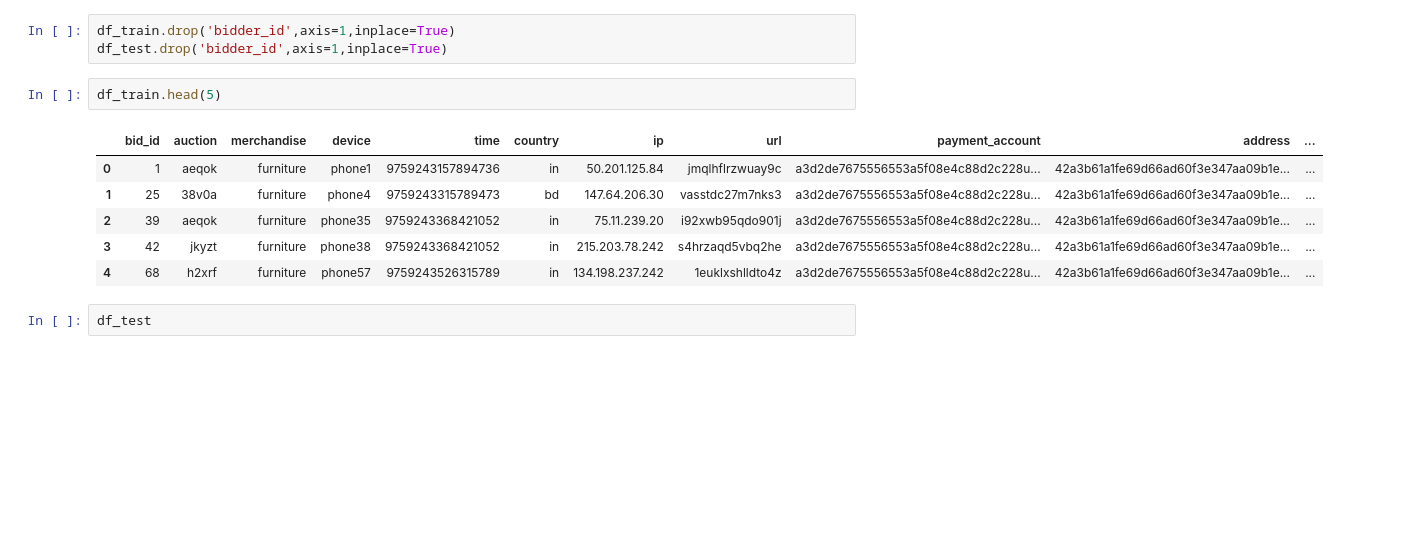
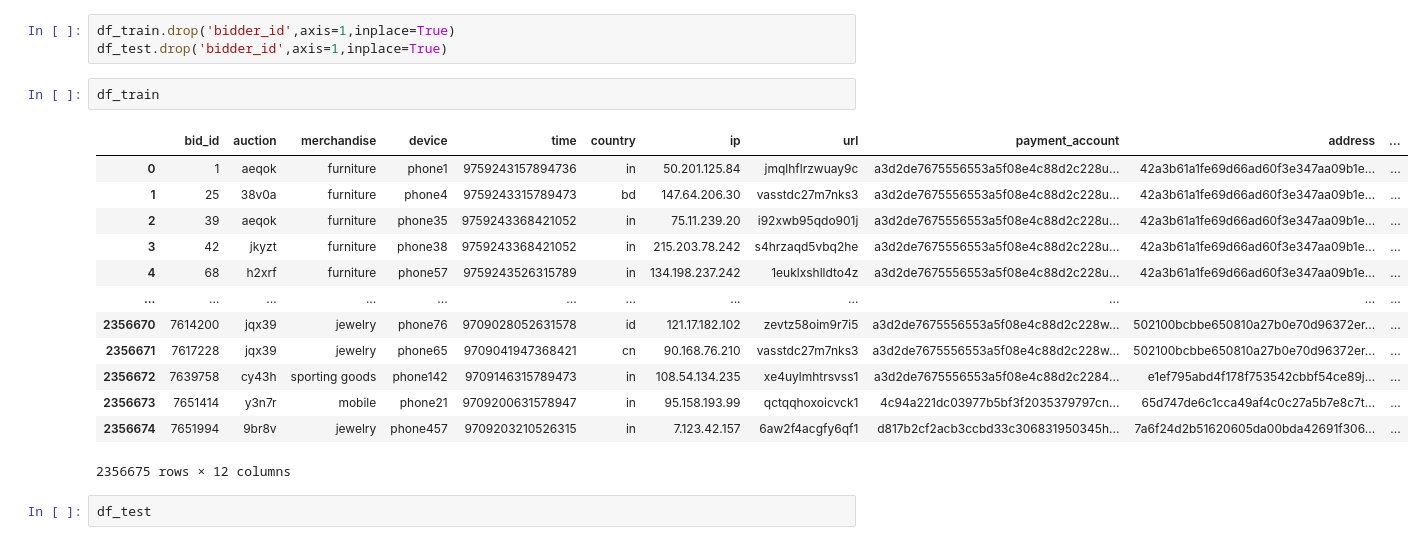
Before and after one commit to trueilorp/Bidder-classification, a Jupyter notebook: SD/FeatureEngineering.ipynb, the cells around one changed output. Saved outputs shown, nothing was run; the diff lists cells and outputs as text; blank space fills up the shorter version.

```diff
--- a/SD/FeatureEngineering.ipynb
+++ b/SD/FeatureEngineering.ipynb
@@ -41,14 +42,21 @@ df_test['encoded_bidder_id'] = df_test['bidder_id'].map(bidder_mapping)
 df_train.drop('bidder_id',axis=1,inplace=True)
 df_test.drop('bidder_id',axis=1,inplace=True)
 # %%
-df_train.head(5)
+df_train
 # %% [output]
 |  | bid_id | auction | merchandise | device | time | country | ip | url | payment_account | address | ... |
 | 0 | 1 | aeqok | furniture | phone1 | 9759243157894736 | in | 50.201.125.84 | jmqlhflrzwuay9c | a3d2de7675556553a5f08e4c88d2c228u... | 42a3b61a1fe69d66ad60f3e347aa09b1e... | ... |
 | 1 | 25 | 38v0a | furniture | phone4 | 9759243315789473 | bd | 147.64.206.30 | vasstdc27m7nks3 | a3d2de7675556553a5f08e4c88d2c228u... | 42a3b61a1fe69d66ad60f3e347aa09b1e... | ... |
 | 2 | 39 | aeqok | furniture | phone35 | 9759243368421052 | in | 75.11.239.20 | i92xwb95qdo901j | a3d2de7675556553a5f08e4c88d2c228u... | 42a3b61a1fe69d66ad60f3e347aa09b1e... | ... |
 | 3 | 42 | jkyzt | furniture | phone38 | 9759243368421052 | in | 215.203.78.242 | s4hrzaqd5vbq2he | a3d2de7675556553a5f08e4c88d2c228u... | 42a3b61a1fe69d66ad60f3e347aa09b1e... | ... |
 | 4 | 68 | h2xrf | furniture | phone57 | 9759243526315789 | in | 134.198.237.242 | 1euklxshlldto4z | a3d2de7675556553a5f08e4c88d2c228u... | 42a3b61a1fe69d66ad60f3e347aa09b1e... | ... |
+| ... | ... | ... | ... | ... | ... | ... | ... | ... | ... | ... | ... |
+| 2356670 | 7614200 | jqx39 | jewelry | phone76 | 9709028052631578 | id | 121.17.182.102 | zevtz58oim9r7i5 | a3d2de7675556553a5f08e4c88d2c228w... | 502100bcbbe650810a27b0e70d96372er... | ... |
+| 2356671 | 7617228 | jqx39 | jewelry | phone65 | 9709041947368421 | cn | 90.168.76.210 | vasstdc27m7nks3 | a3d2de7675556553a5f08e4c88d2c228w... | 502100bcbbe650810a27b0e70d96372er... | ... |
+| 2356672 | 7639758 | cy43h | sporting goods | phone142 | 9709146315789473 | in | 108.54.134.235 | xe4uylmhtrsvss1 | a3d2de7675556553a5f08e4c88d2c2284... | e1ef795abd4f178f753542cbbf54ce89j... | ... |
+| 2356673 | 7651414 | y3n7r | mobile | phone21 | 9709200631578947 | in | 95.158.193.99 | qctqqhoxoicvck1 | 4c94a221dc03977b5bf3f2035379797cn... | 65d747de6c1cca49af4c0c27a5b7e8c7t... | ... |
+| 2356674 | 7651994 | 9br8v | jewelry | phone457 | 9709203210526315 | in | 7.123.42.157 | 6aw2f4acgfy6qf1 | d817b2cf2acb3ccbd33c306831950345h... | 7a6f24d2b51620605da00bda42691f306... | ... |
+2356675 rows × 12 columns
 # %%
 df_test
 # %% [output]
```
Also changed, not shown: parts of 16 cells of this notebook, 3 other files.
